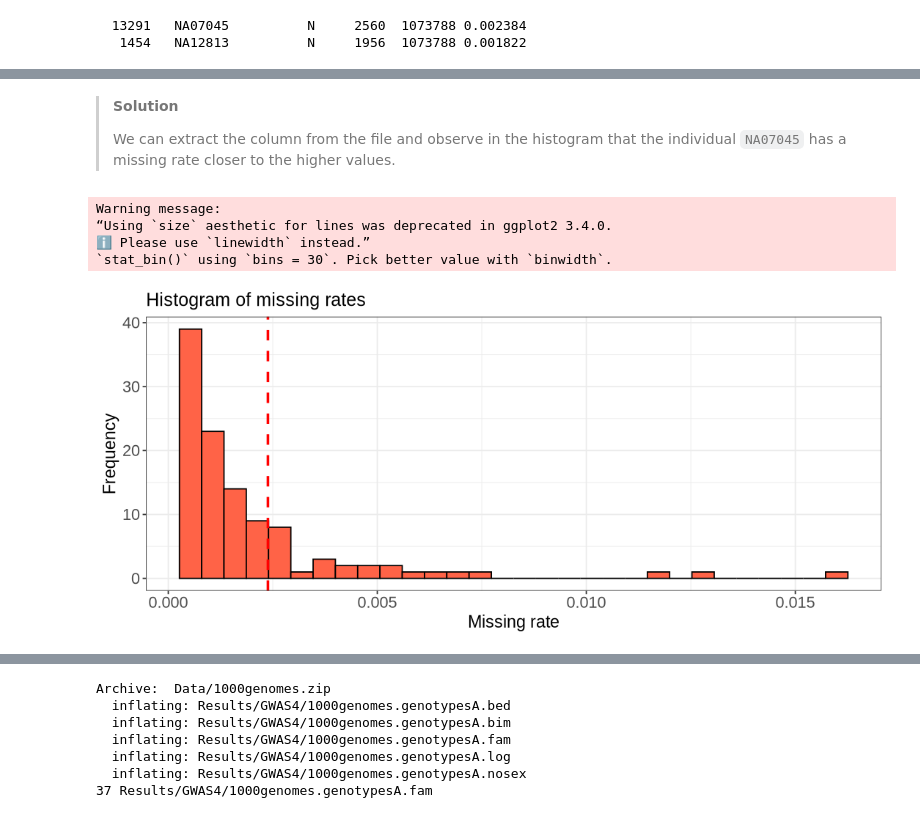
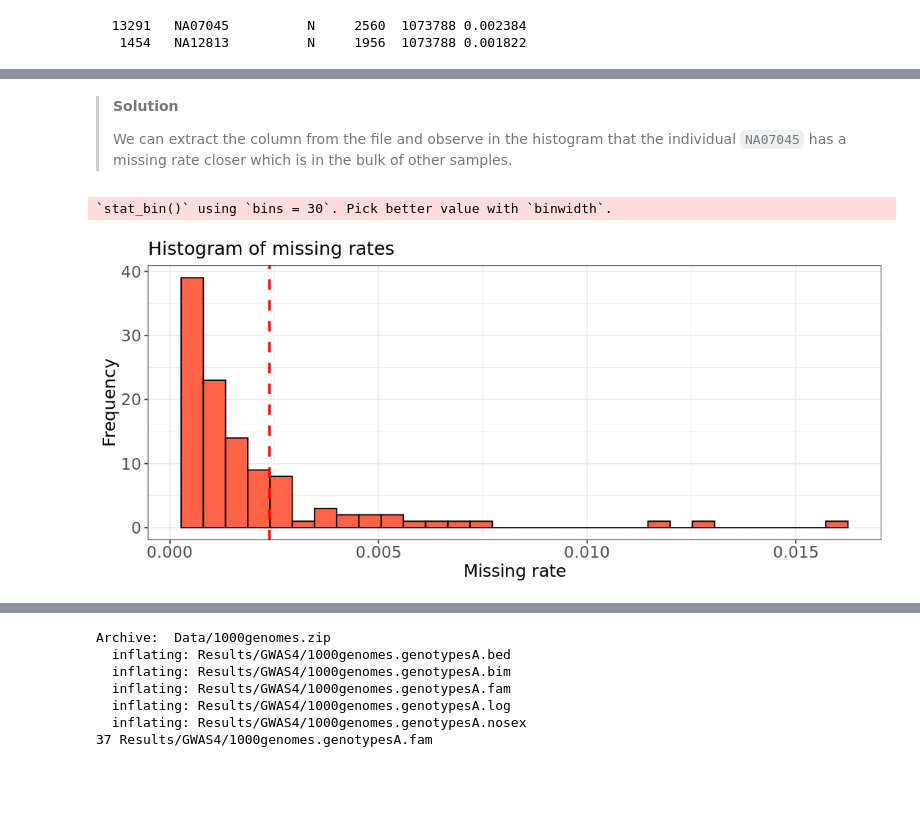
Before and after one commit to hds-sandbox/GWAS_course, a Jupyter notebook: develop/GWAS4-QualityControlB.out.ipynb, the cells around one changed output, grey strips where cells are left out. Cells and saved outputs as stored; diff of their text form; code cells hidden in the pictures; blank space fills up the shorter version.

```diff
--- a/develop/GWAS4-QualityControlB.out.ipynb
+++ b/develop/GWAS4-QualityControlB.out.ipynb
@@ -417,0 +385,29 @@ show(plot.relatedness)
+# %%
+suppressMessages(suppressWarnings(library(ggplot2)))
+
+relatedness <- read.table("Results/GWAS4/KING_founders.kin0", header=TRUE, comment.char = '|')
+
+hist.king <- ggplot(relatedness, aes(x=relatedness[,8])) +
+  geom_histogram(binwidth = 0.02, col = "black", fill="tomato") +
+  labs(title = "Histogram of relatedness (KING) in founders-only data") +
+  xlab("KING kinship") +
+  ylab("Log Frequency") +
+  theme_bw() +
+  scale_y_log10() +
+  theme(axis.title=element_text(size=14),
+        axis.text=element_text(size=13),
+        plot.title=element_text(size=15))
+
+#Extract coordinates of the plot
+bin_data <- ggplot_build(hist.king)$data[[1]]
+
+#Adding text labels to  each bar,
+#accounting for log scale
+hist.king +
+  geom_text(data = bin_data,
+            aes(x = xmin + (xmax - xmin) / 2,
+                y = log10(count+1),  # Apply log10
+                label = count),
+                vjust = -10, #Vertical adjustment of text
+                size = 4,
+                color = "black")
@@ -493,32 +499,31 @@ as family-related studies.
 > **Solution**
 >
 > We can extract the column from the file and observe in the histogram
-> that the individual `NA07045` has a missing rate closer to the higher
-> values.
+> that the individual `NA07045` has a missing rate closer which is in
+> the bulk of other samples.
 # %%
 suppressMessages(suppressWarnings(library(ggplot2)))
 
 options(repr.plot.width = 9, repr.plot.height = 4)
 
 # Read data into R
-imiss <- read.table("Results/GWAS4/HapMap_3_r3_8.imiss", header=T)
+smiss <- read.table("Results/GWAS4/HapMap_3_r3_8.smiss", header=T, comment.char = '|')
 
-hist.relatedness <- ggplot(data=imiss, aes(F_MISS)) +
+head(smiss)
+
+hist.relatedness <- ggplot(data=smiss, aes(F_MISS)) +
   geom_histogram(col = "black", fill = "tomato") +
-  geom_vline(xintercept = 0.002384, color = "red", linetype = "dashed", size = 1) +
+  geom_vline(xintercept = 0.002384, color = "red", linetype = "dashed", linewidth = 1) +
   labs(title = "Histogram of missing rates") +
   xlab("Missing rate") +
   ylab("Frequency") +
   theme_bw() +
   theme(axis.title=element_text(size=14), axis.text=element_text(size=13),plot.title=element_text(size=15))
 
 show(hist.relatedness)
 # %% [output]
-Warning message:
-“Using `size` aesthetic for lines was deprecated in ggplot2 3.4.0.
-ℹ Please use `linewidth` instead.”
 `stat_bin()` using `bins = 30`. Pick better value with `binwidth`.
-[figure, old version]
+[figure, new version]
 # %% [markdown]
 <img src="Images/bash.png" alt="Bash" width="40"> Switch to the Bash
 kernel.
```
Also changed, not shown: parts of 66 cells of this notebook, 25 other files.
